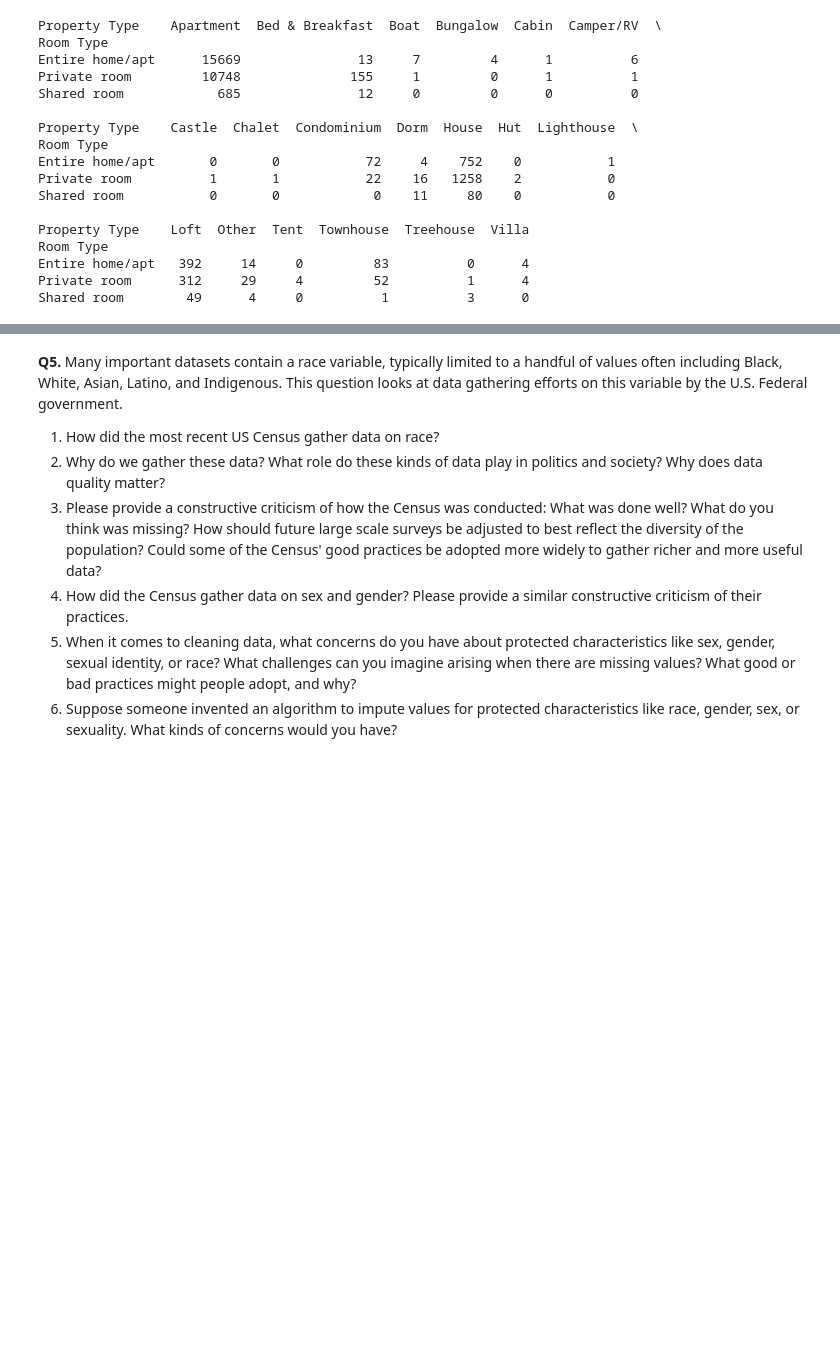
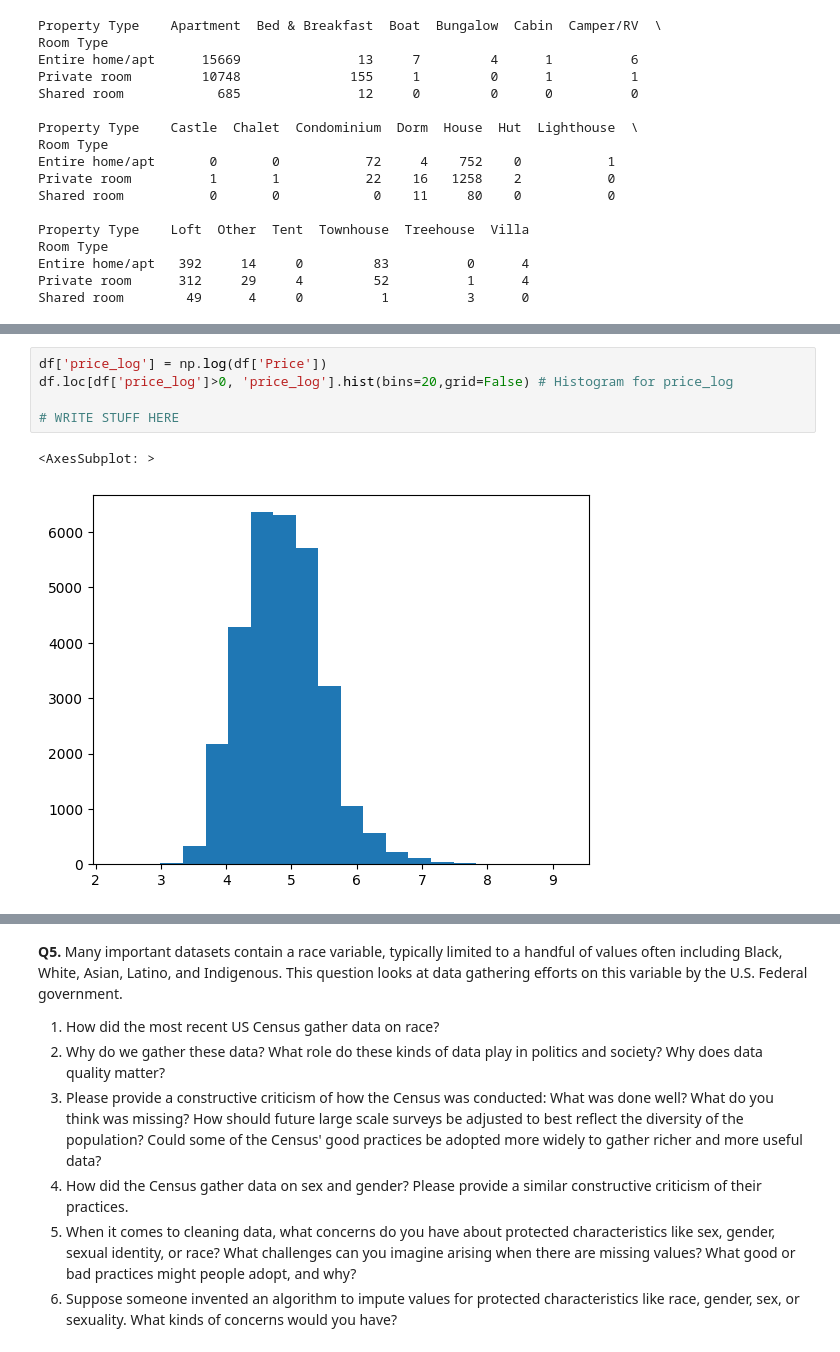
Before and after one commit to gdgurrola/assignment2, a Jupyter notebook: assignment2.ipynb, the cells around one changed output, grey strips where cells are left out. Saved outputs shown, nothing was run; the diff lists cells and outputs as text; blank space fills up the shorter version.

```diff
--- a/assignment2.ipynb
+++ b/assignment2.ipynb
@@ -239,0 +249,8 @@ Shared room        49      4     0          1          3      0
+# %%
+df['price_log'] = np.log(df['Price'])
+df.loc[df['price_log']>0, 'price_log'].hist(bins=20,grid=False) # Histogram for price_log
+
+# WRITE STUFF HERE
+# %% [output]
+<AxesSubplot: >
+[figure, added]
```
Also changed, not shown: parts of 8 cells of this notebook, 1 other file.
